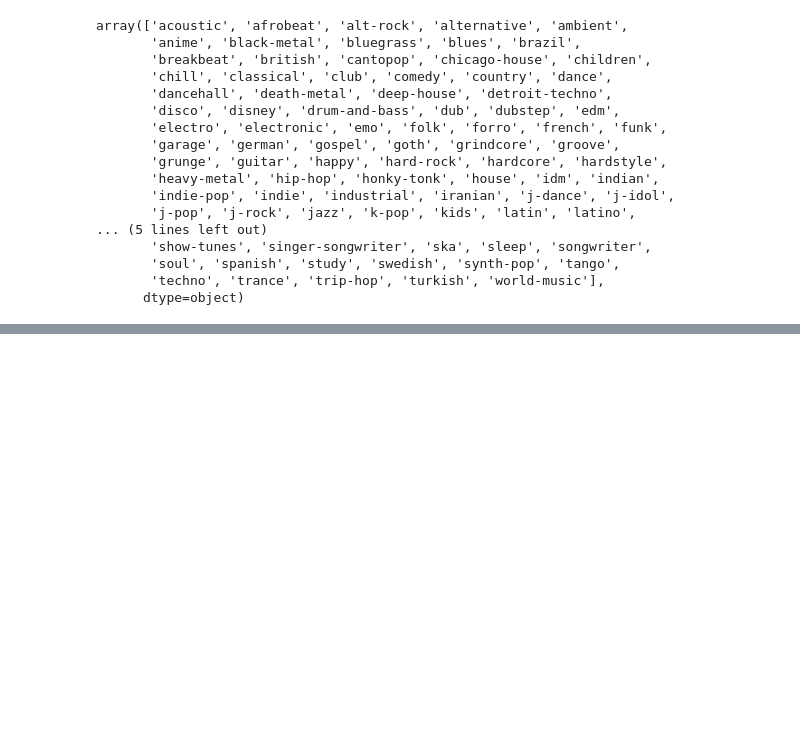
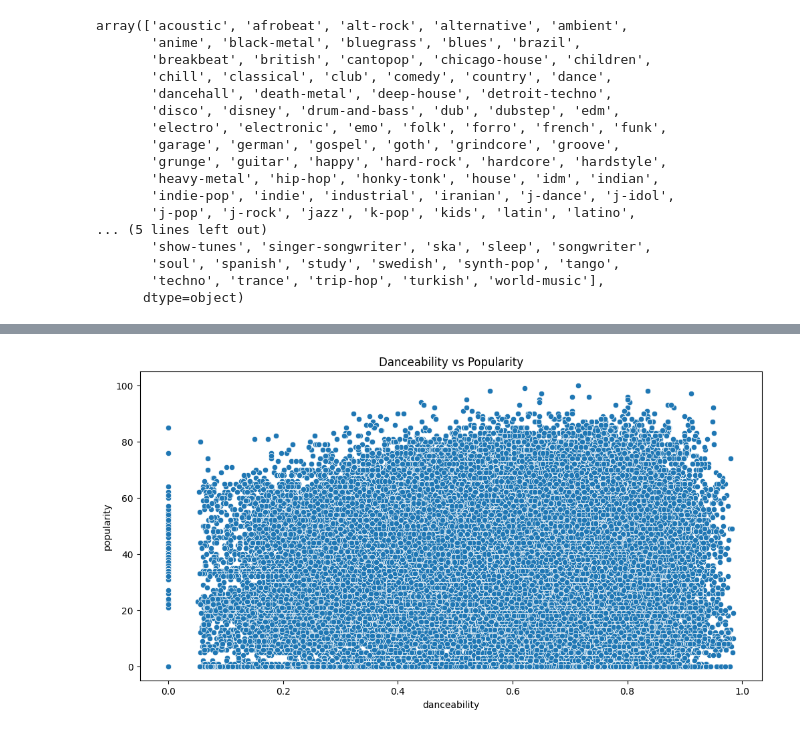
Before and after one commit to Turppie/music-ml-app, a Jupyter notebook: eda.ipynb, the cells around one changed output, grey strips where cells are left out. Saved outputs shown, nothing was run; the diff lists cells and outputs as text; code cells hidden in the pictures; blank space fills up the shorter version.

```diff
--- a/eda.ipynb
+++ b/eda.ipynb
@@ -109,0 +131,8 @@ danceability_popularity = data.groupby("danceability")["popularity"]
+# %%
+# Danceability vs Popularity by song its messy af ngl
+plt.figure(figsize=(12,6))
+sns.scatterplot(x=data["danceability"],y=data["popularity"])
+plt.title("Danceability vs Popularity")
+plt.show()
+# %% [output]
+[figure, added]
```
Also changed, not shown: parts of 10 cells of this notebook.
